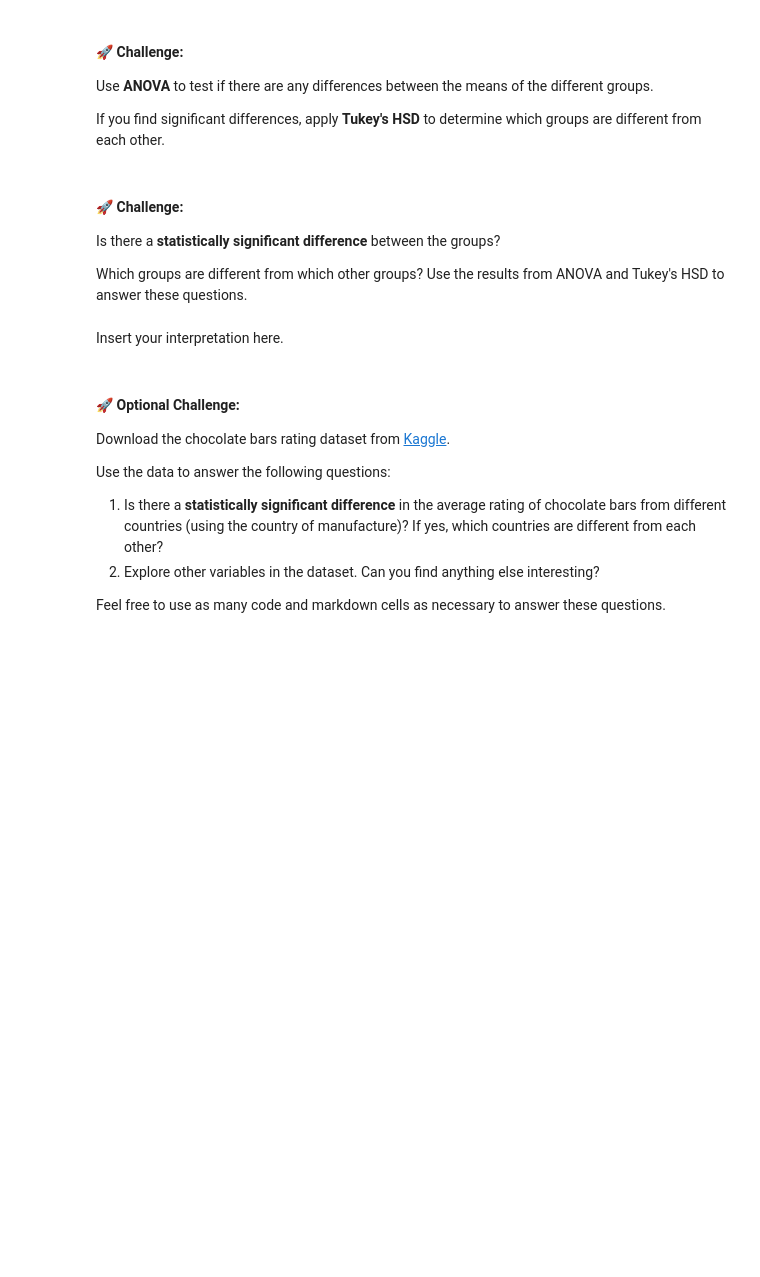
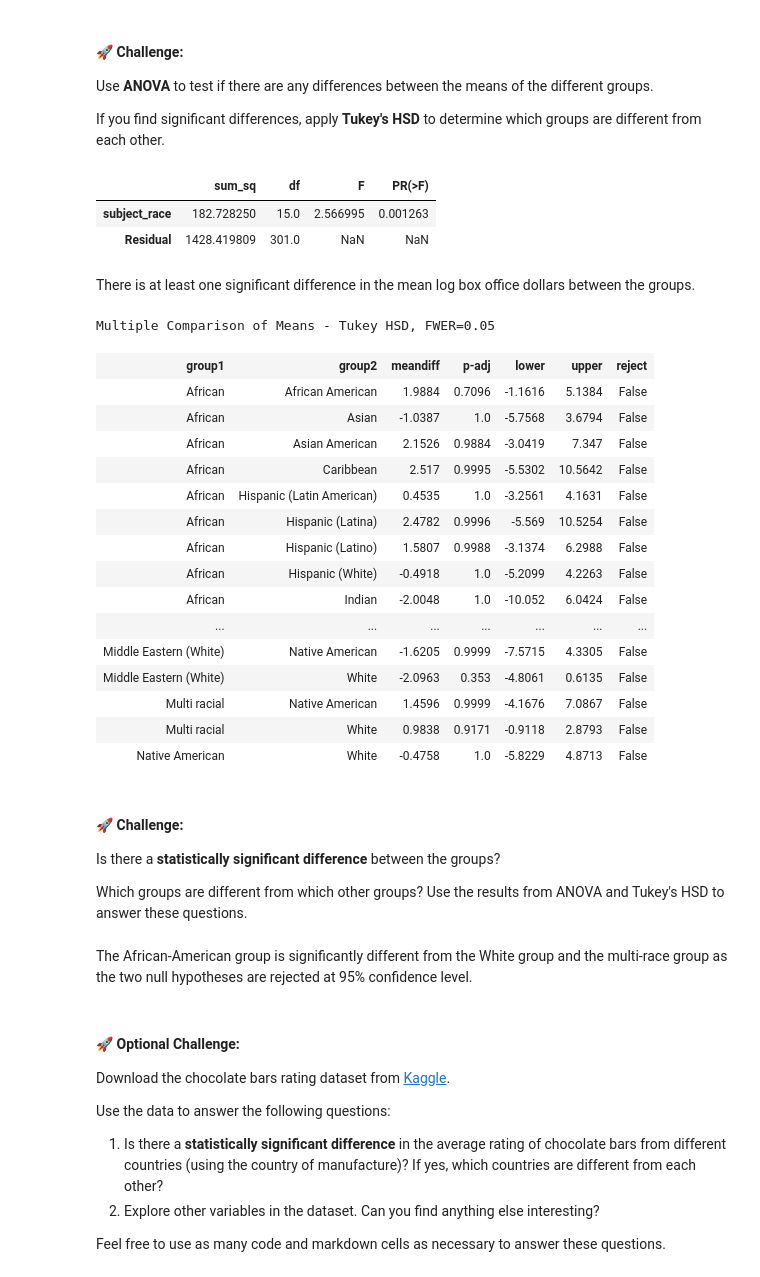
Before and after one commit to NakaFrozn/SI618, a Jupyter notebook: inclass/SI_618_Day_05_Correlation_Regression_ANOVA.ipynb, the cells around one changed output. Drawn from its saved outputs; the diff is of its cells as text; code cells hidden in the pictures; blank space fills up the shorter version.

```diff
--- a/inclass/SI_618_Day_05_Correlation_Regression_ANOVA.ipynb
+++ b/inclass/SI_618_Day_05_Correlation_Regression_ANOVA.ipynb
@@ -1137,10 +1291,44 @@ If you find significant differences, apply **Tukey's HSD** to determine which gr
+# %%
+# Test the differences across groups with ANOVA
+model_race = smf.ols("log_box_office_dollars ~ subject_race", data=biopics).fit()
+model_anova = sm.stats.anova_lm(model_race, typ=2)
+model_anova
+# %% [output]
+|  | sum_sq | df | F | PR(>F) |
+| subject_race | 182.728250 | 15.0 | 2.566995 | 0.001263 |
+| Residual | 1428.419809 | 301.0 | NaN | NaN |
+# %% [markdown]
+There is at least one significant difference in the mean log box office dollars between the groups.
+# %%
+# Check the differences between each pair of groups with Tukey's HSD
+biopics.dropna(subset=['subject_race'], inplace=True)
+hsd = pairwise_tukeyhsd(biopics['log_box_office_dollars'], biopics['subject_race'])
+hsd.summary()
+# %% [output]
+Multiple Comparison of Means - Tukey HSD, FWER=0.05
+| group1 | group2 | meandiff | p-adj | lower | upper | reject |
+| African | African American | 1.9884 | 0.7096 | -1.1616 | 5.1384 | False |
+| African | Asian | -1.0387 | 1.0 | -5.7568 | 3.6794 | False |
+| African | Asian American | 2.1526 | 0.9884 | -3.0419 | 7.347 | False |
+| African | Caribbean | 2.517 | 0.9995 | -5.5302 | 10.5642 | False |
+| African | Hispanic (Latin American) | 0.4535 | 1.0 | -3.2561 | 4.1631 | False |
+| African | Hispanic (Latina) | 2.4782 | 0.9996 | -5.569 | 10.5254 | False |
+| African | Hispanic (Latino) | 1.5807 | 0.9988 | -3.1374 | 6.2988 | False |
+| African | Hispanic (White) | -0.4918 | 1.0 | -5.2099 | 4.2263 | False |
+| African | Indian | -2.0048 | 1.0 | -10.052 | 6.0424 | False |
+| ... | ... | ... | ... | ... | ... | ... |
+| Middle Eastern (White) | Native American | -1.6205 | 0.9999 | -7.5715 | 4.3305 | False |
+| Middle Eastern (White) | White | -2.0963 | 0.353 | -4.8061 | 0.6135 | False |
+| Multi racial | Native American | 1.4596 | 0.9999 | -4.1676 | 7.0867 | False |
+| Multi racial | White | 0.9838 | 0.9171 | -0.9118 | 2.8793 | False |
+| Native American | White | -0.4758 | 1.0 | -5.8229 | 4.8713 | False |
 # %% [markdown]
 #### 🚀 Challenge:
 Is there a **statistically significant difference** between the groups?
 
 Which groups are different from which other groups? Use the results from ANOVA and Tukey's HSD to answer these questions.
-# %% [markdown]
-Insert your interpretation here.
+# %% [markdown]
+The African-American group is significantly different from the White group and the multi-race group as the two null hypotheses are rejected at 95\% confidence level.
 # %% [markdown]
 #### 🚀 Optional Challenge:
 
```
Also changed, not shown: parts of 49 cells of this notebook, 1 other file.
